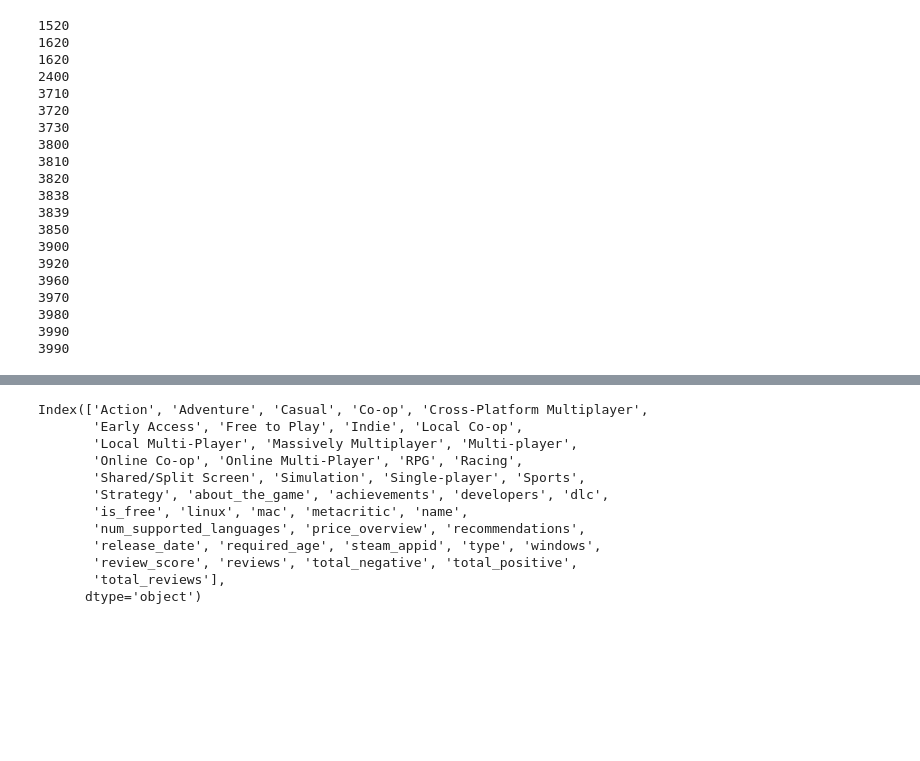
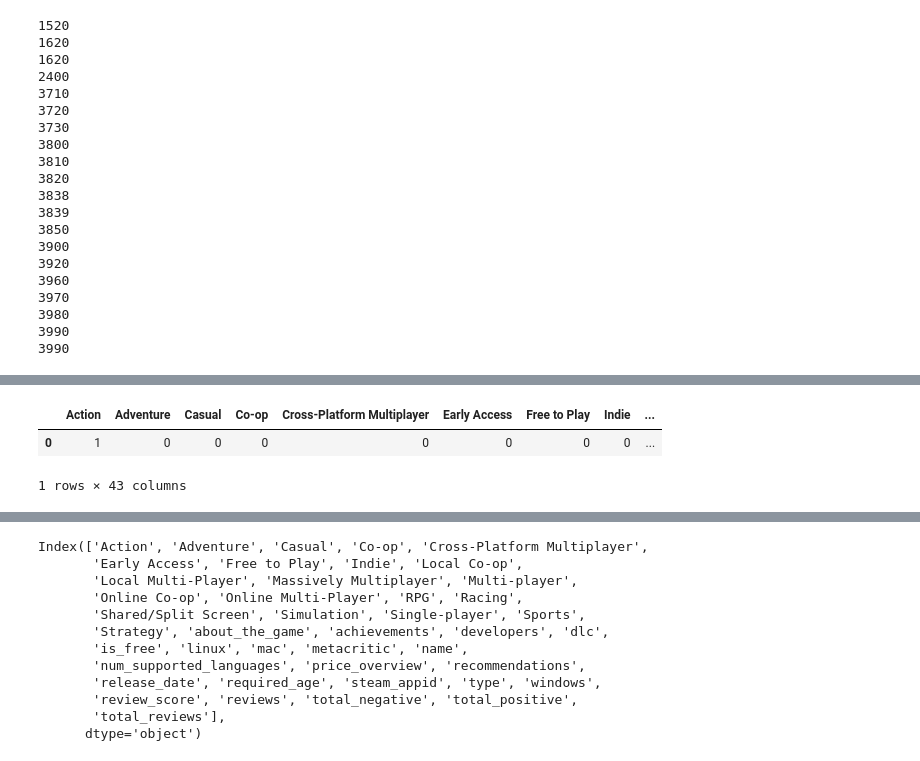
Before and after one commit to rvent/Steam_Pricing_Classification_Project, a Jupyter notebook: Mod-3-Project.ipynb, the cells around one changed output, grey strips where cells are left out. Cells and saved outputs as stored; diff of their text form; code cells hidden in the pictures; blank space fills up the shorter version.

```diff
--- a/Mod-3-Project.ipynb
+++ b/Mod-3-Project.ipynb
@@ -1009 +1081,7 @@ testrevdf = review_df_combo
+# %%
+final_df[final_df.steam_appid == 10]
+# %% [output]
+|  | Action | Adventure | Casual | Co-op | Cross-Platform Multiplayer | Early Access | Free to Play | Indie | ... |
+| 0 | 1 | 0 | 0 | 0 | 0 | 0 | 0 | 0 | ... |
+1 rows × 43 columns
 # %%
```
Also changed, not shown: parts of 46 cells of this notebook.
